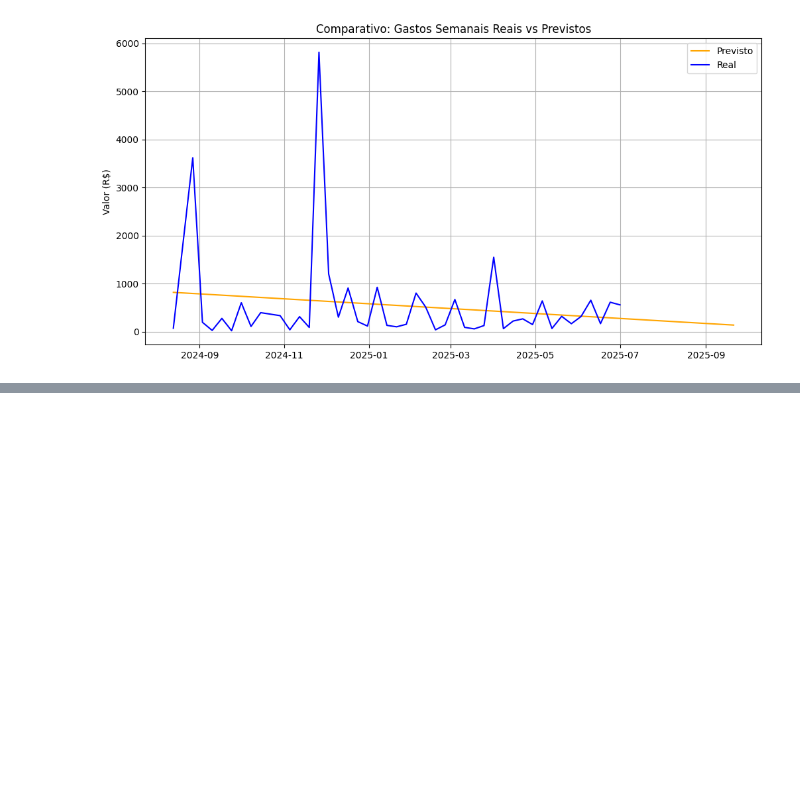
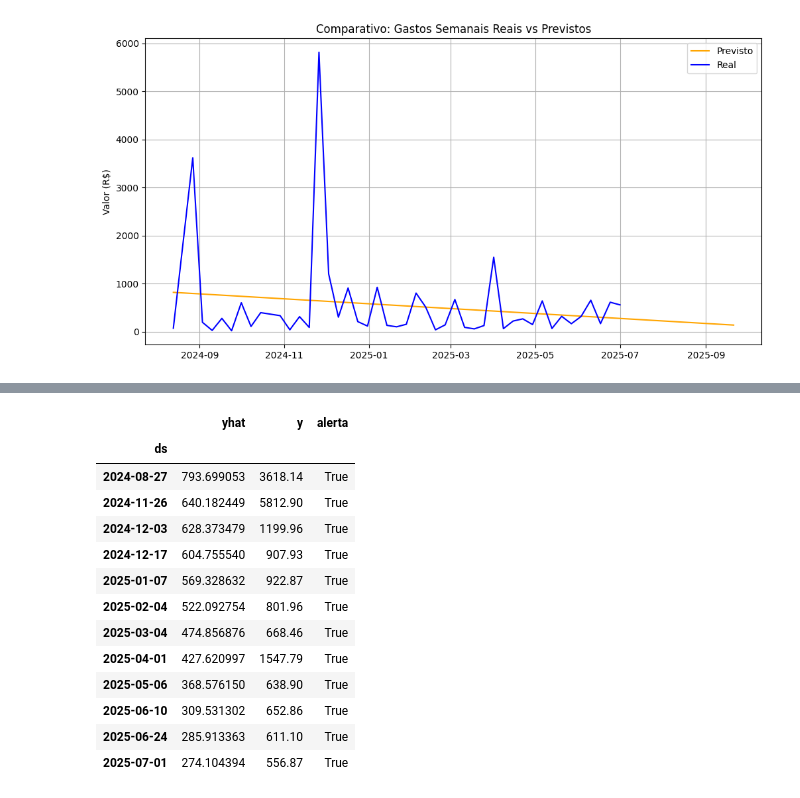
Before and after one commit to Ppaulo03/finance_backend, a Jupyter notebook: prevision.ipynb, the cells around one changed output, grey strips where cells are left out. Drawn from its saved outputs; the diff is of its cells as text; code cells hidden in the pictures; blank space fills up the shorter version.

```diff
--- a/prevision.ipynb
+++ b/prevision.ipynb
@@ -69,0 +100,18 @@ forecast[["ds", "yhat", "yhat_lower", "yhat_upper"]].tail(12)
+# %%
+comparativo["alerta"] = comparativo["y"] > 1.3 * comparativo["yhat"]
+comparativo[comparativo["alerta"] == True]
+# %% [output]
+|  | yhat | y | alerta |
+| ds |  |  |  |
+| 2024-08-27 | 793.699053 | 3618.14 | True |
+| 2024-11-26 | 640.182449 | 5812.90 | True |
+| 2024-12-03 | 628.373479 | 1199.96 | True |
+| 2024-12-17 | 604.755540 | 907.93 | True |
+| 2025-01-07 | 569.328632 | 922.87 | True |
+| 2025-02-04 | 522.092754 | 801.96 | True |
+| 2025-03-04 | 474.856876 | 668.46 | True |
+| 2025-04-01 | 427.620997 | 1547.79 | True |
+| 2025-05-06 | 368.576150 | 638.90 | True |
+| 2025-06-10 | 309.531302 | 652.86 | True |
+| 2025-06-24 | 285.913363 | 611.10 | True |
+| 2025-07-01 | 274.104394 | 556.87 | True |
```
Also changed, not shown: parts of 10 cells of this notebook, 20 other files.
